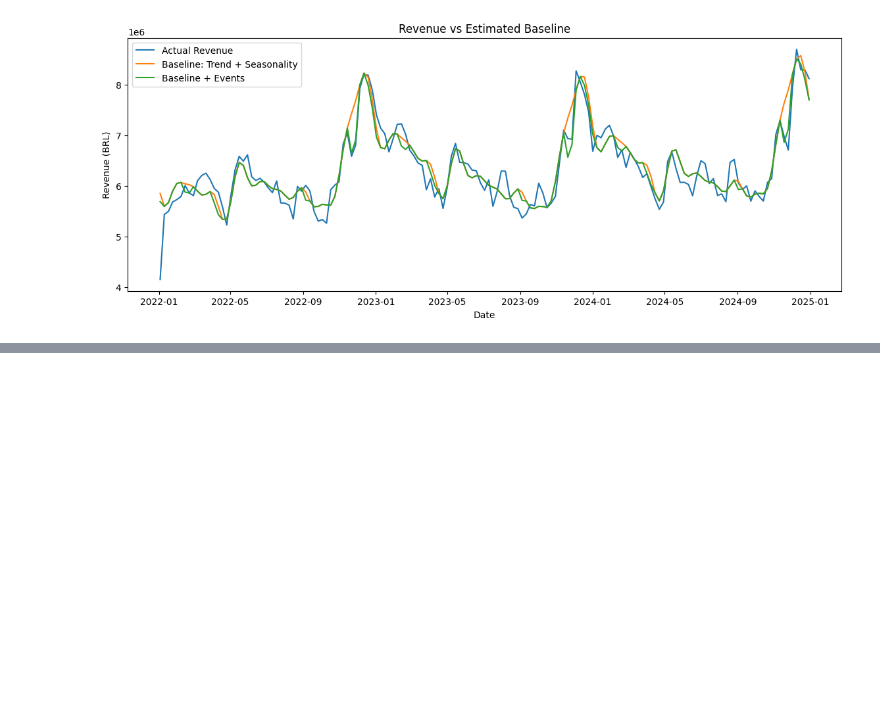
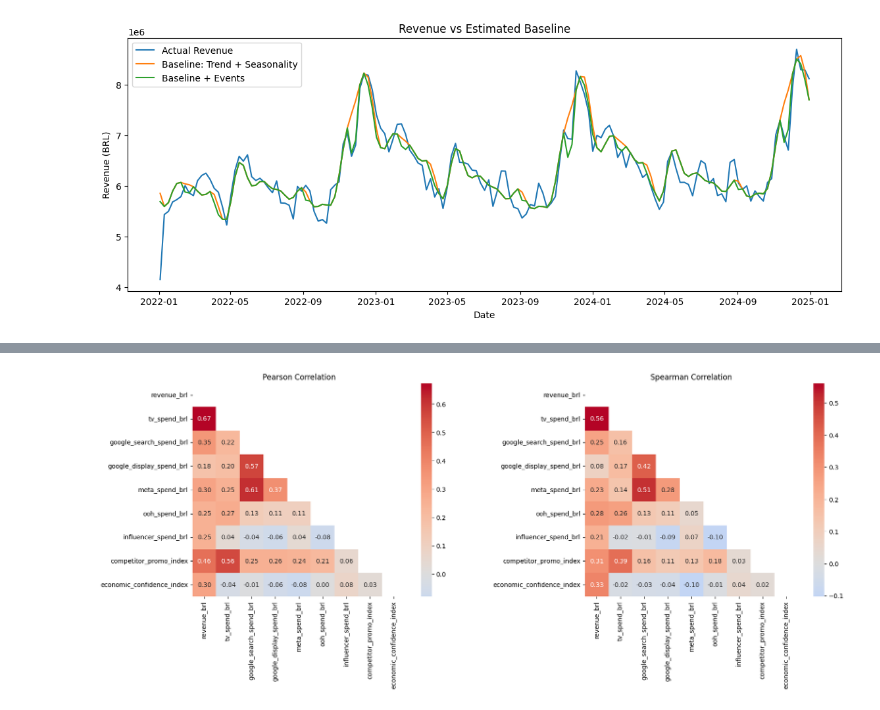
Before and after one commit to TiagoTBarreto/MMM_VAREJO_360, a Jupyter notebook: Case_Tecnico_Uncover_MMM.ipynb, the cells around one changed output, grey strips where cells are left out. Saved outputs shown, nothing was run; the diff lists cells and outputs as text; code cells hidden in the pictures; blank space fills up the shorter version.

```diff
--- a/Case_Tecnico_Uncover_MMM.ipynb
+++ b/Case_Tecnico_Uncover_MMM.ipynb
@@ -298,0 +452,53 @@ plt.show()
+# %%
+cols = [
+    "revenue_brl",
+    "tv_spend_brl",
+    "google_search_spend_brl",
+    "google_display_spend_brl",
+    "meta_spend_brl",
+    "ooh_spend_brl",
+    "influencer_spend_brl",
+    "competitor_promo_index",
+    "economic_confidence_index"
+]
+
+# correlations
+corr_pearson = df2[cols].corr(method="pearson")
+corr_spearman = df2[cols].corr(method="spearman")
+
+# mask upper triangle
+mask = np.triu(np.ones_like(corr_pearson, dtype=bool))
+
+# plot
+fig, axes = plt.subplots(1, 2, figsize=(18, 7))
+
+sns.heatmap(
+    corr_pearson,
+    mask=mask,
+    annot=True,
+    fmt=".2f",
+    cmap="coolwarm",
+    center=0,
+    square=True,
+    ax=axes[0]
+)
+
+axes[0].set_title("Pearson Correlation")
+
+sns.heatmap(
+    corr_spearman,
+    mask=mask,
+    annot=True,
+    fmt=".2f",
+    cmap="coolwarm",
+    center=0,
+    square=True,
+    ax=axes[1]
+)
+
+axes[1].set_title("Spearman Correlation")
+
+plt.tight_layout()
+plt.show()
+# %% [output]
+[figure, added]
```
Also changed, not shown: parts of 8 cells of this notebook.
